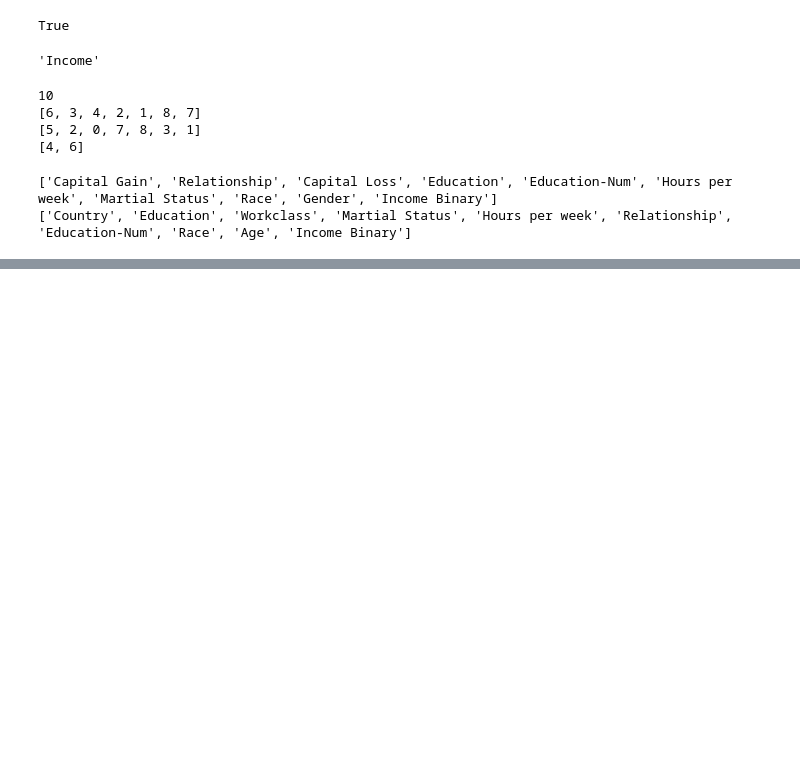
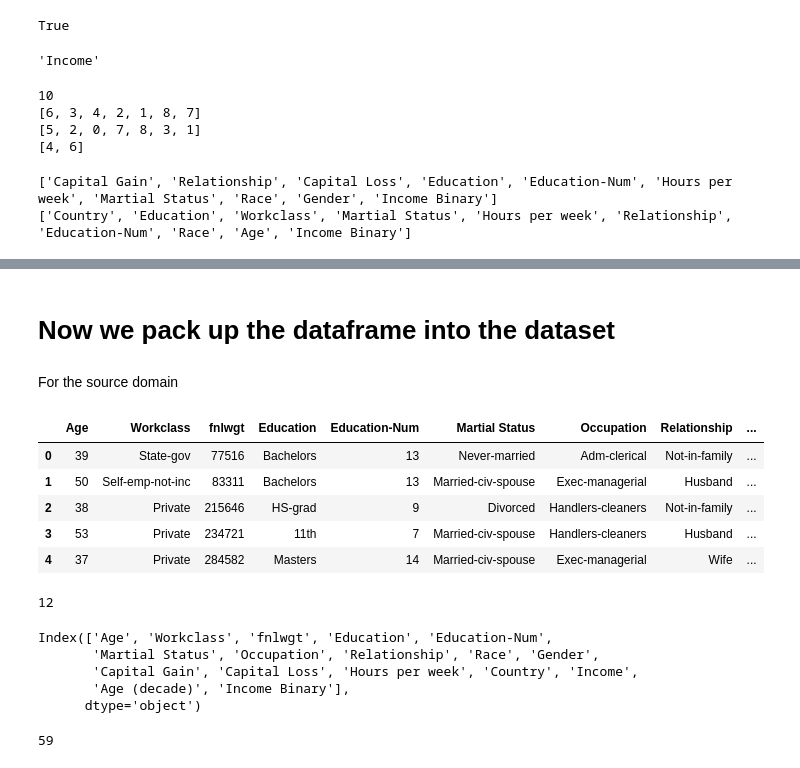
Before and after one commit to AllenPu/fairness_mu_da, a Jupyter notebook: fair_loader.ipynb, the cells around one changed output, grey strips where cells are left out. Drawn from its saved outputs; the diff is of its cells as text; code cells hidden in the pictures; blank space fills up the shorter version.

```diff
--- a/fair_loader.ipynb
+++ b/fair_loader.ipynb
@@ -349,0 +301,7 @@ See the caveats in the documentation: https://pandas.pydata.org/pandas-docs/stab
+# %%
+source_data = source_data.reset_index(drop=True)
+target_data = target_data.reset_index(drop=True)
+# %% [markdown]
+# Now we pack up the dataframe into the dataset
+# %% [markdown]
+For the source domain
@@ -349,0 +318,9 @@ See the caveats in the documentation: https://pandas.pydata.org/pandas-docs/stab
+# %%
+source_data.head()
+# %% [output]
+|  | Age | Workclass | fnlwgt | Education | Education-Num | Martial Status | Occupation | Relationship | ... |
+| 0 | 39 | State-gov | 77516 | Bachelors | 13 | Never-married | Adm-clerical | Not-in-family | ... |
+| 1 | 50 | Self-emp-not-inc | 83311 | Bachelors | 13 | Married-civ-spouse | Exec-managerial | Husband | ... |
+| 2 | 38 | Private | 215646 | HS-grad | 9 | Divorced | Handlers-cleaners | Not-in-family | ... |
+| 3 | 53 | Private | 234721 | 11th | 7 | Married-civ-spouse | Handlers-cleaners | Husband | ... |
+| 4 | 37 | Private | 284582 | Masters | 14 | Married-civ-spouse | Exec-managerial | Wife | ... |
@@ -349,0 +333,13 @@ See the caveats in the documentation: https://pandas.pydata.org/pandas-docs/stab
+# %%
+original_len = len(source_data.columns)-len(ignore_list)
+original_len
+# %% [output]
+12
+# %%
+source_data.columns
+# %% [output]
+Index(['Age', 'Workclass', 'fnlwgt', 'Education', 'Education-Num',
+       'Martial Status', 'Occupation', 'Relationship', 'Race', 'Gender',
+       'Capital Gain', 'Capital Loss', 'Hours per week', 'Country', 'Income',
+       'Age (decade)', 'Income Binary'],
+      dtype='object')
@@ -349,0 +355,4 @@ See the caveats in the documentation: https://pandas.pydata.org/pandas-docs/stab
+# %%
+len(source_data.columns)
+# %% [output]
+59
```
Also changed, not shown: parts of 77 cells of this notebook.
